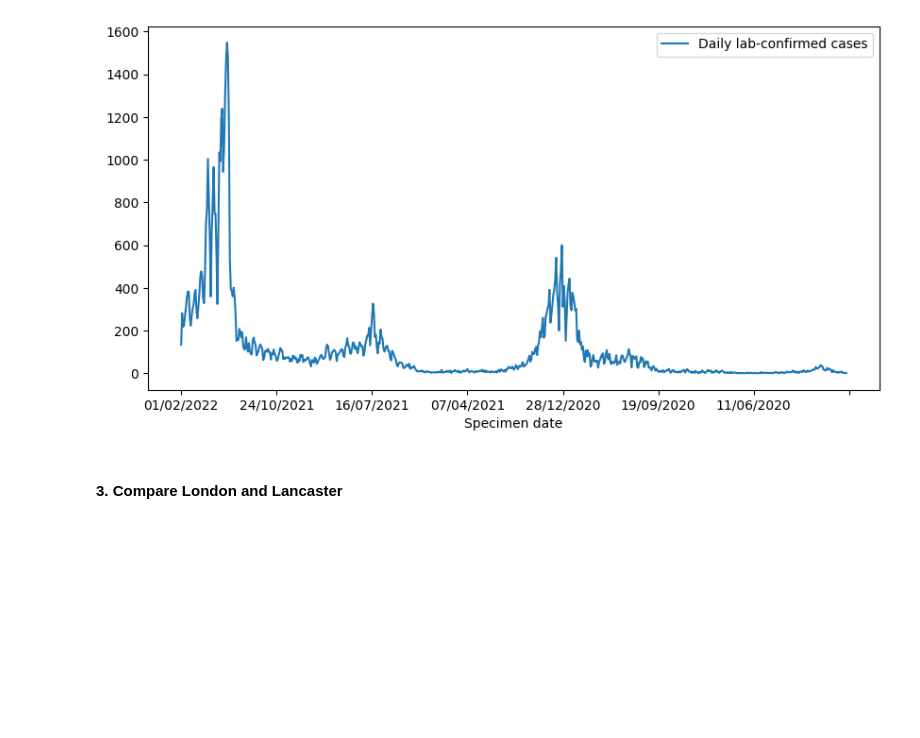
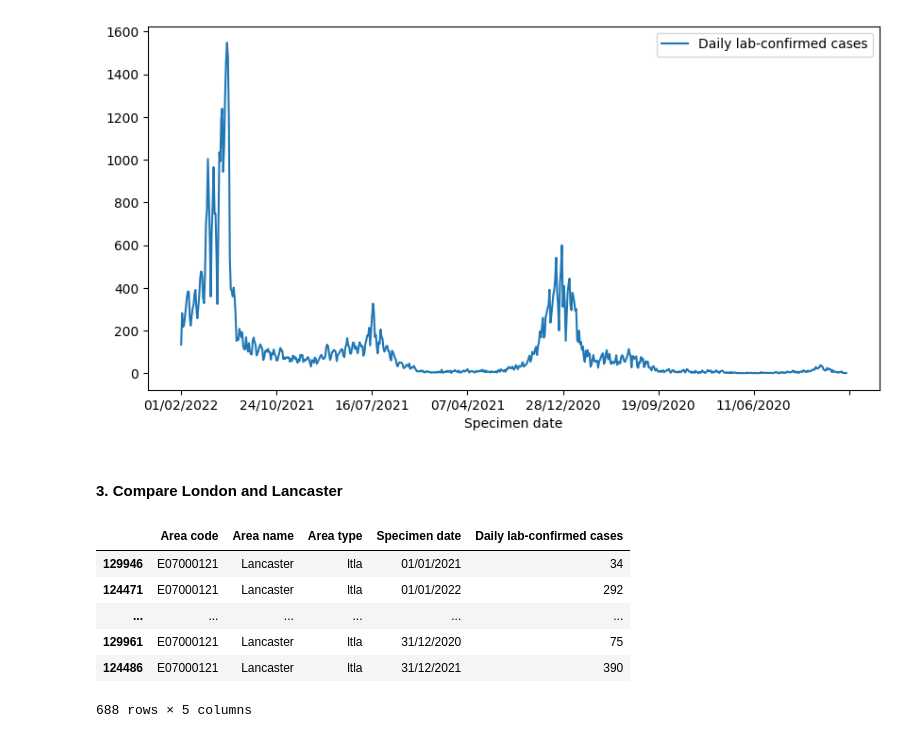
Before and after one commit to Panperception/SCC022, a Jupyter notebook: Week01.ipynb, the cells around one changed output. Cells and saved outputs as stored; diff of their text form; code cells hidden in the pictures; blank space fills up the shorter version.

```diff
--- a/Week01.ipynb
+++ b/Week01.ipynb
@@ -127,4 +125,16 @@ cvd_london.plot(x="Specimen date", y="Daily lab-confirmed cases", figsize=(10, 5
 [figure]
 # %% [markdown]
 #### 3. Compare London and Lancaster
+# %%
+cvd_lancaster = cvd[cvd['Area name'] == 'Lancaster']
+cvd_lancaster = cvd_lancaster.sort_values(by='Specimen date')
+cvd_lancaster
+# %% [output]
+|  | Area code | Area name | Area type | Specimen date | Daily lab-confirmed cases |
+| 129946 | E07000121 | Lancaster | ltla | 01/01/2021 | 34 |
+| 124471 | E07000121 | Lancaster | ltla | 01/01/2022 | 292 |
+| ... | ... | ... | ... | ... | ... |
+| 129961 | E07000121 | Lancaster | ltla | 31/12/2020 | 75 |
+| 124486 | E07000121 | Lancaster | ltla | 31/12/2021 | 390 |
+688 rows × 5 columns
 # %%
```
Also changed, not shown: parts of 2 cells of this notebook.
